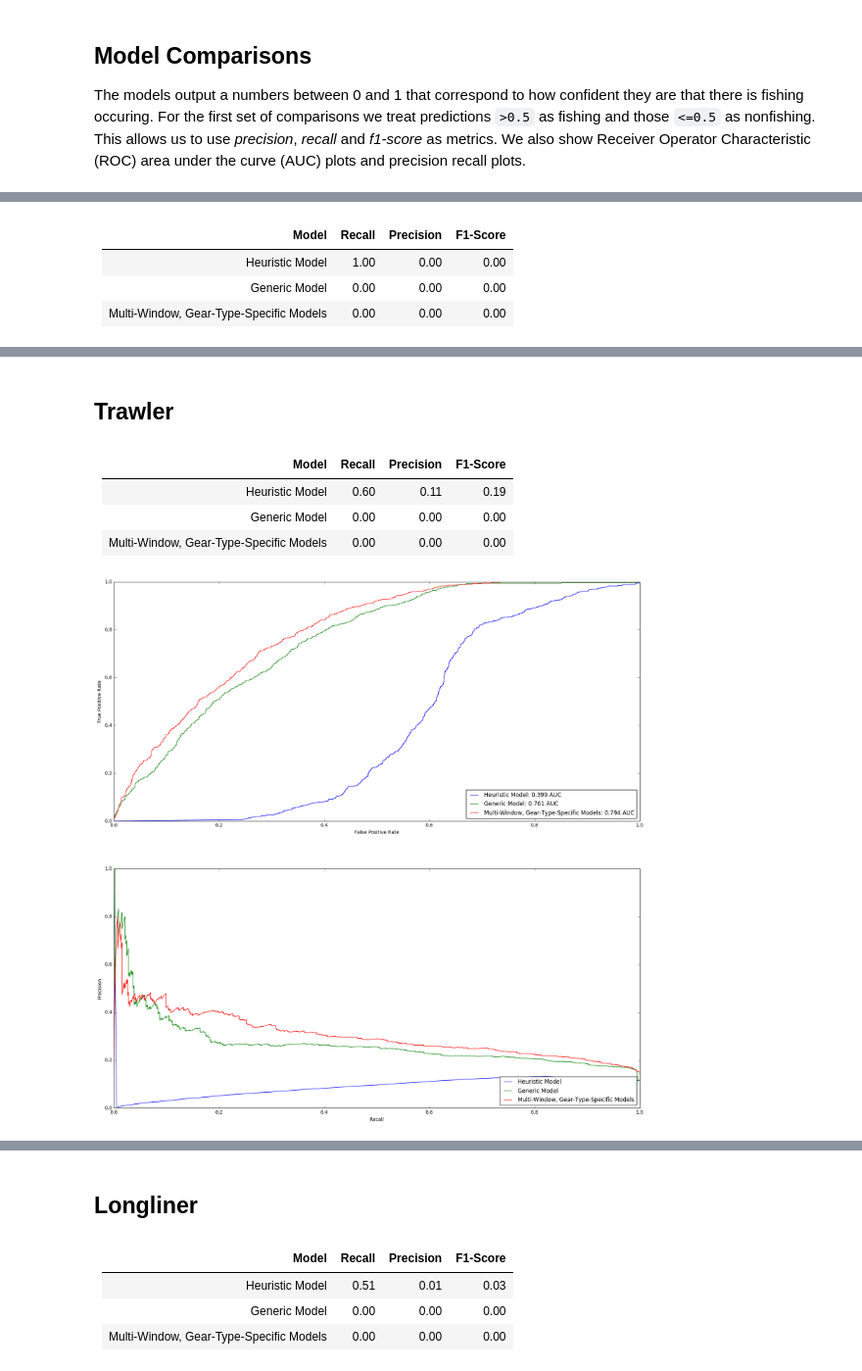
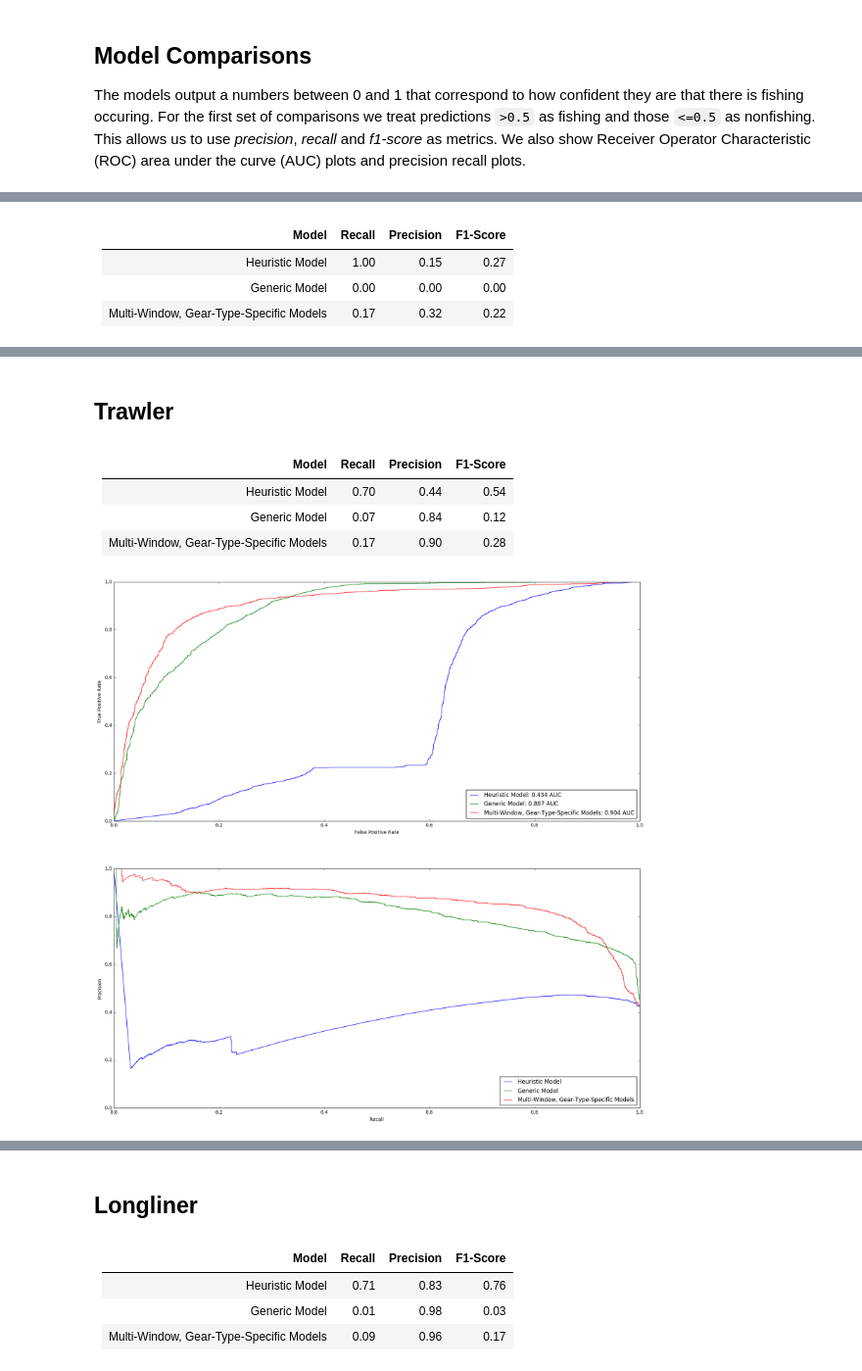
Before and after one commit to etheleon/vessel-scoring, a Jupyter notebook: notebooks/Model-Descriptions.ipynb, the cells around one changed output, grey strips where cells are left out. Shown: that part at 98% size. Cells and saved outputs as stored; diff of their text form; code cells hidden in the pictures.

Commit message:
Added alex data to the training and test data

```diff
--- a/notebooks/Model-Descriptions.ipynb
+++ b/notebooks/Model-Descriptions.ipynb
@@ -199,8 +221,7 @@ below.
 # %%
 for name, test_data in [("trawlers", test_trawl),
                         ("purse seiners", test_pseine),
-                        ("longliners", test_lline),
-                        ("crowd sourced longliners", test_lline_crowd)]:
+                        ("longliners", test_lline)]:
     mmsi_count = len(set(test_data['mmsi']))
     pt_count = len(test_data)
     print("For {0} we have {1} test vessels with {2} test points".format(name, mmsi_count, pt_count))
@@ -216,17 +236,14 @@ from vessel_scoring.legacy_heuristic_model import LegacyHeuristicModel
 from vessel_scoring.logistic_model import LogisticModel
 
 uniform_training_data = {'longliner': train,
-                         'longliner crowd' : train,
                          'trawler': train,
                          'purse_seine': train}
 
 gear_specific_training_data = {'longliner': np.concatenate([train_lline, valid_lline, train_tran]),
-                               'longliner crowd' : np.concatenate([train_lline, valid_lline, train_tran]),
                                'trawler': np.concatenate([train_trawl, valid_trawl, train_tran]),
                                'purse_seine': np.concatenate([train_pseine, valid_pseine, train_tran])}
 
 test_data = {'longliner': test_lline,
-             'longliner crowd': test_lline_crowd,
              'trawler': test_trawl,
              'purse_seine': test_pseine}
 
@@ -251,7 +268,7 @@ as fishing and those `<=0.5` as nonfishing. This allows us to use
 Operator Characteristic (ROC) area under the curve (AUC) plots and
 precision recall plots.
 # %%
-for gear in ['purse_seine', 'trawler', 'longliner', 'longliner crowd']:
+for gear in ['purse_seine', 'trawler', 'longliner']:
     X_test = test_data[gear]
 
     display(HTML("<h2>{}</h2>".format(gear.replace('_', ' ').title())))
@@ -279,6 +296,6 @@ for gear in ['purse_seine', 'trawler', 'longliner', 'longliner crowd']:
 Purse Seine
 |Model|Recall|Precision|F1-Score|
 |-----|------|---------|--------|
-|Heuristic Model|1.00|0.00|0.00|
+|Heuristic Model|1.00|0.15|0.27|
 |Generic Model|0.00|0.00|0.00|
-|Multi-Window, Gear-Type-Specific Models|0.00|0.00|0.00|
+|Multi-Window, Gear-Type-Specific Models|0.17|0.32|0.22|
@@ -286,15 +303,15 @@ Purse Seine
 [interactive output not drawn]
 Trawler
 |Model|Recall|Precision|F1-Score|
 |-----|------|---------|--------|
-|Heuristic Model|0.60|0.11|0.19|
-|Generic Model|0.00|0.00|0.00|
-|Multi-Window, Gear-Type-Specific Models|0.00|0.00|0.00|
+|Heuristic Model|0.70|0.44|0.54|
+|Generic Model|0.07|0.84|0.12|
+|Multi-Window, Gear-Type-Specific Models|0.17|0.90|0.28|
-[figure, old version]
+[figure, new version]
 [interactive output not drawn]
 Longliner
 |Model|Recall|Precision|F1-Score|
 |-----|------|---------|--------|
-|Heuristic Model|0.51|0.01|0.03|
-|Generic Model|0.00|0.00|0.00|
-|Multi-Window, Gear-Type-Specific Models|0.00|0.00|0.00|
+|Heuristic Model|0.71|0.83|0.76|
+|Generic Model|0.01|0.98|0.03|
+|Multi-Window, Gear-Type-Specific Models|0.09|0.96|0.17|
```
Also changed, not shown: parts of 4 cells of this notebook, 5 other files.
